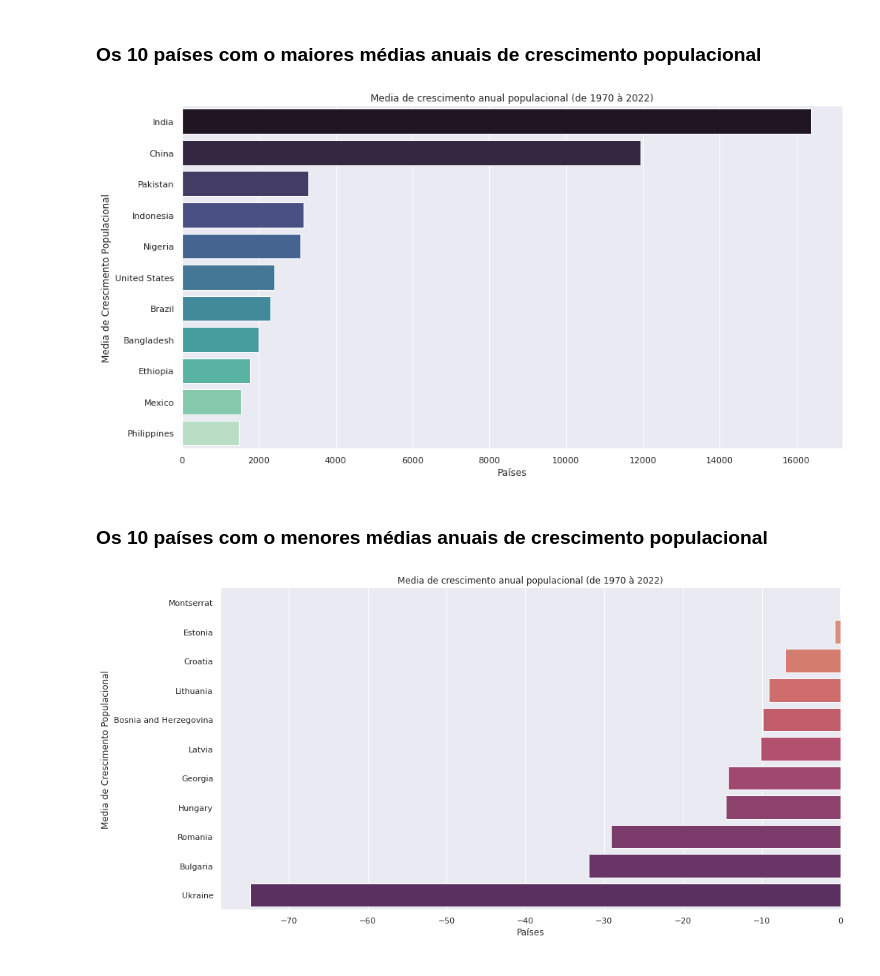
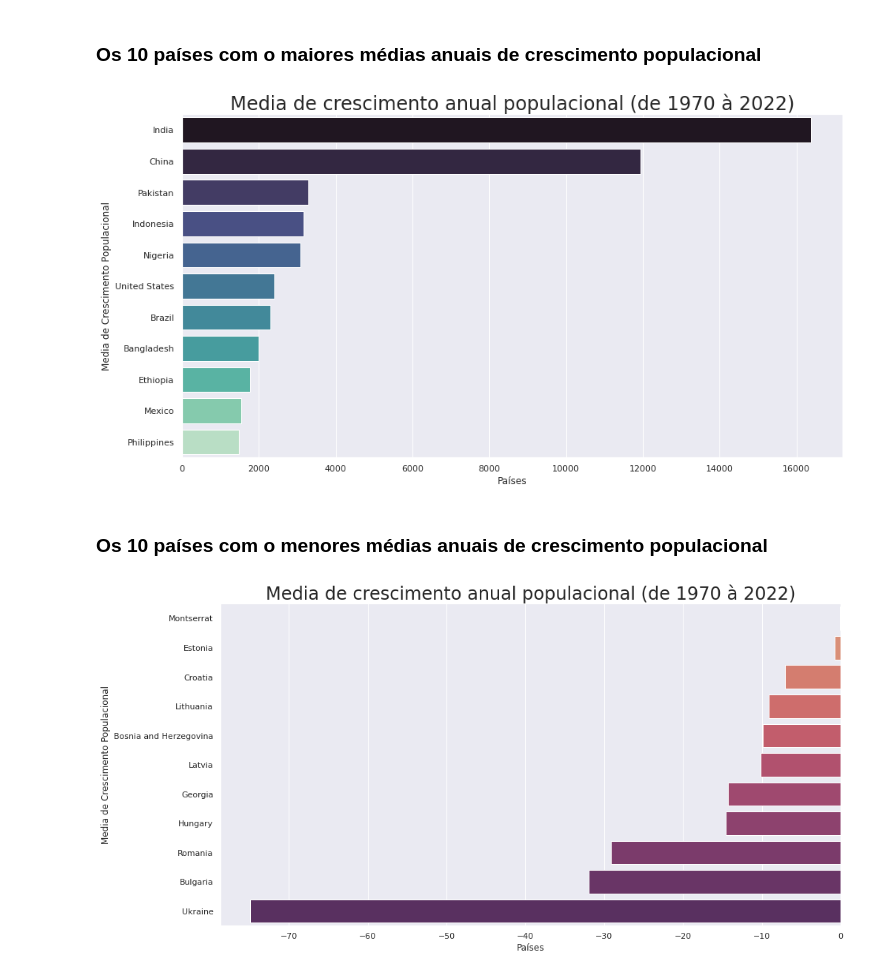
Before and after one commit to joseazev/Wold_population, a Jupyter notebook: Crescimento_da_população_Mundial.ipynb, the cells around one changed output. Cells and saved outputs as stored; diff of their text form; code cells hidden in the pictures.

```diff
--- a/Crescimento_da_população_Mundial.ipynb
+++ b/Crescimento_da_população_Mundial.ipynb
@@ -101,18 +101,19 @@ media_paises
 # %% [markdown]
 ### Os 10 países com o maiores médias anuais de crescimento populacional
 # %%
+from numpy.ma.core import size
 sns.set(rc = {'figure.figsize':(15,8)})                                         # Modificando o as dimenções do plot
 sns.barplot(x='media_de_crescimento',
             y='pais',
             data=media_paises.query("Id in [0,1,2,3,4,5,6,7,8,9,10]"),
             palette="mako",
             orient='h')                                                         # Criação de grafico de barra.
-plt.title('Media de crescimento anual populacional (de 1970 à 2022)')           # Agregação de um titulo
-plt.xlabel('Países')                                                            # Etiqueta do eixo x
-plt.ylabel('Media de Crescimento Populacional')                                 # Etiqueta do Eixo y
+plt.title('Media de crescimento anual populacional (de 1970 à 2022)', size=24)           # Agregação de um titulo
+plt.xlabel('Países', size=12)                                                            # Etiqueta do eixo x
+plt.ylabel('Media de Crescimento Populacional', size=12)                                 # Etiqueta do Eixo y
 plt.show()
 # %% [output]
-[figure, old version]
+[figure, new version]
 # %% [markdown]
 ### Os 10 países com o menores médias anuais de crescimento populacional
 # %%
@@ -121,9 +122,9 @@ sns.barplot(x='media_de_crescimento',
             y='pais',
             data=media_paises.query("Id in [221,222,223,224,225,226,227,228,229,230,231]"),
             palette="flare")
-plt.title('Media de crescimento anual populacional (de 1970 à 2022)')
-plt.xlabel('Países')
-plt.ylabel('Media de Crescimento Populacional')
+plt.title('Media de crescimento anual populacional (de 1970 à 2022)', size=24)
+plt.xlabel('Países', size=12)
+plt.ylabel('Media de Crescimento Populacional', size=12)
 plt.show()
 # %% [output]
-[figure, old version]
+[figure, new version]
```
